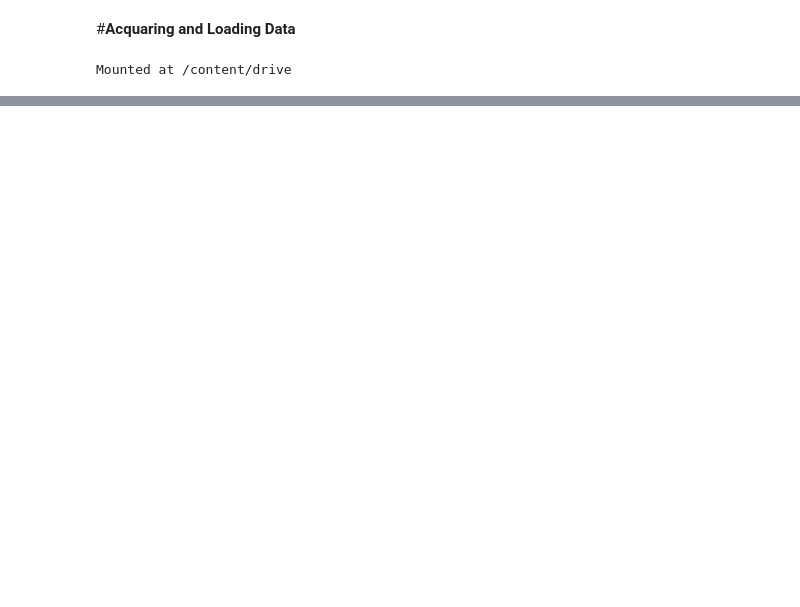
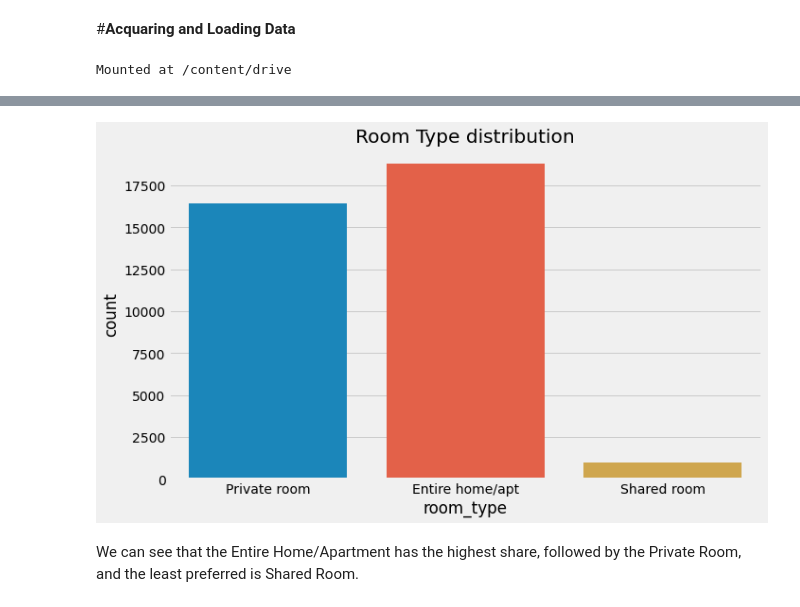
Before and after one commit to Deeksha-Data-Scientist/Airbnb-Bookings-Analysis, a Jupyter notebook: Airbnb_Bookings_Analysis_Capstone_Project.ipynb, the cells around one changed output, grey strips where cells are left out. Cells and saved outputs as stored; diff of their text form; code cells hidden in the pictures; blank space fills up the shorter version.

```diff
--- a/Airbnb_Bookings_Analysis_Capstone_Project.ipynb
+++ b/Airbnb_Bookings_Analysis_Capstone_Project.ipynb
@@ -135,0 +387,9 @@ Index(['Manhattan', 'Brooklyn', 'Queens', 'Bronx', 'Staten Island'], dtype='obje
+# %%
+plt.figure(figsize=(10,6))
+plt.title("Room Type distribution")
+sns.countplot(df.room_type)
+plt.ioff()
+# %% [output]
+[figure, added]
+# %% [markdown]
+We can see that the Entire Home/Apartment has the highest share, followed by the Private Room, and the least preferred is Shared Room.
```
Also changed, not shown: parts of 72 cells of this notebook.
